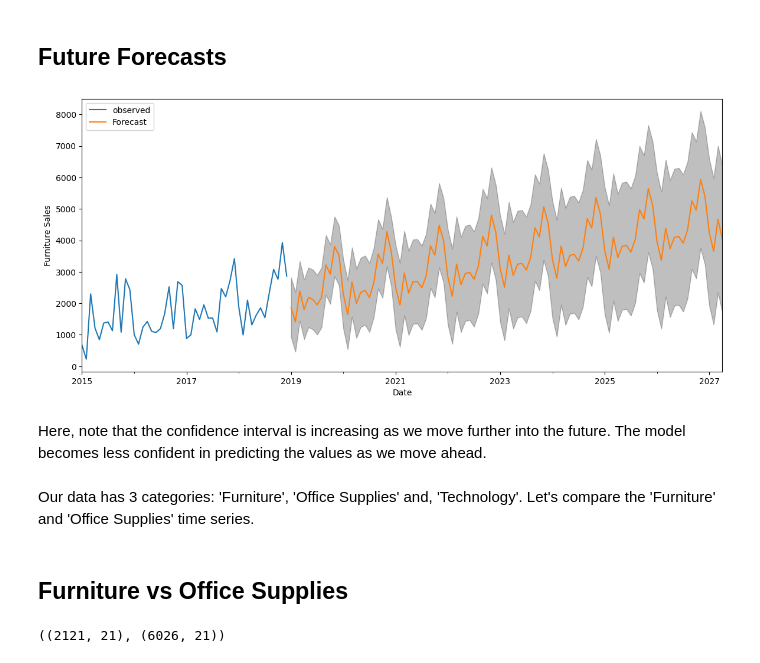
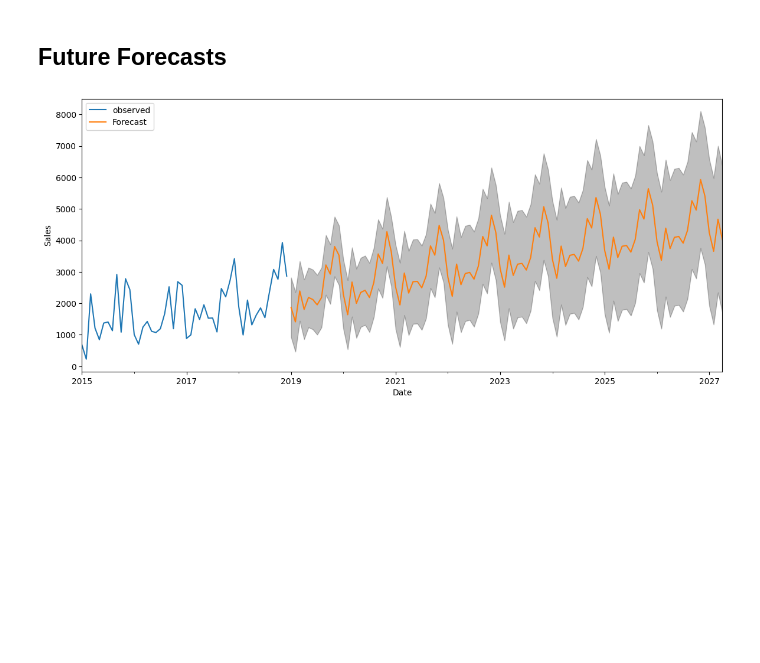
Before and after one commit to AnaC-Code/Tech_Lab6, a Jupyter notebook: ARIMA_Analysis.ipynb, the cells around one changed output. Saved outputs shown, nothing was run; the diff lists cells and outputs as text; code cells hidden in the pictures; blank space fills up the shorter version.

```diff
--- a/ARIMA_Analysis.ipynb
+++ b/ARIMA_Analysis.ipynb
@@ -65,5 +64,5 @@ Timestamp('2018-12-30 00:00:00')
 cols = ['Row_ID', 'Order_ID', 'Ship_Date', 'Ship_Mode', 'Customer_ID', 'Customer_Name', 'Segment', 'Country', 'City',
         'State', 'Postal_Code', 'Region', 'Product_ID', 'Category', 'Sub_Category', 'Product_Name']
 
-furniture.drop(cols, axis=1, inplace=True)
+dataset.drop(cols, axis=1, inplace=True)
 # %%
@@ -90,13 +89,13 @@ Order_Date    0
 Sales         0
 dtype: int64
 # %%
-furniture = furniture.groupby('Order_Date')['Sales'].sum().reset_index()
+dataset = dataset.groupby('Order_Date')['Sales'].sum().reset_index()
 # %% [markdown]
 ## Indexing time-series data
 # %%
-furniture = furniture.set_index('Order_Date')
-#furniture = furniture.apply(lambda x: x.set_index('Order Date'))
-furniture.index
+dataset = dataset.set_index('Order_Date')
+#dataset = dataset.apply(lambda x: x.set_index('Order Date'))
+dataset.index
 # %% [output]
 DatetimeIndex(['2015-01-03', '2015-01-04', '2015-01-05', '2015-01-06',
                '2015-01-07', '2015-01-09', '2015-01-10', '2015-01-11',
@@ -108,7 +107,7 @@ DatetimeIndex(['2015-01-03', '2015-01-04', '2015-01-05', '2015-01-06',
               dtype='datetime64[ns]', name='Order_Date', length=1230, freq=None)
 # %%
 # Averaging Daily Sales
-y = furniture['Sales'].resample('MS').mean()
+y = dataset['Sales'].resample('MS').mean()
 # %%
 y['2017':]
 # %% [output]
@@ -344,27 +341,15 @@ mean_absolute_error is: 431.3583
 # %%
 # Forecasting the future (out of sample) values.
 pred_uc = results.get_forecast(steps=100)
 pred_ci = pred_uc.conf_int()
 ax = y.plot(label='observed', figsize=(14, 6))
 pred_uc.predicted_mean.plot(ax=ax, label='Forecast')
 ax.fill_between(pred_ci.index,
                 pred_ci.iloc[:, 0],
                 pred_ci.iloc[:, 1], color='k', alpha=.25)
 ax.set_xlabel('Date')
-ax.set_ylabel('Furniture Sales')
+ax.set_ylabel('Sales')
 plt.legend()
 plt.show()
 # %% [output]
-[figure, old version]
+[figure, new version]
-# %% [markdown]
-Here, note that the confidence interval is increasing as we move further into the future. The model becomes less confident in predicting the values as we move ahead.
-# %% [markdown]
-Our data has 3 categories: 'Furniture', 'Office Supplies' and, 'Technology'. Let's compare the 'Furniture' and 'Office Supplies' time series.
-# %% [markdown]
-## Furniture vs Office Supplies
-# %%
-furniture = dataset.loc[dataset['Category'] == 'Furniture']
-office = dataset.loc[dataset['Category'] == 'Office Supplies']
-furniture.shape, office.shape
-# %% [output]
-((2121, 21), (6026, 21))
```
Also changed, not shown: parts of 12 cells of this notebook, 3 other files.
